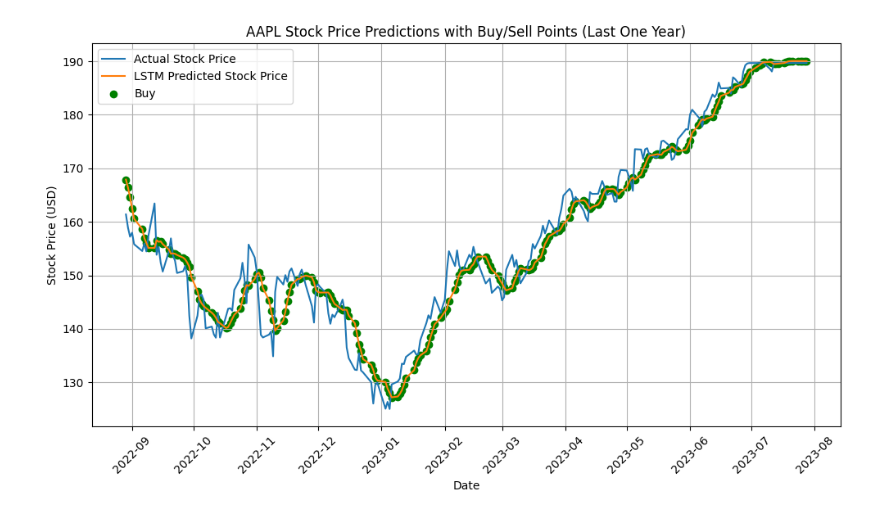
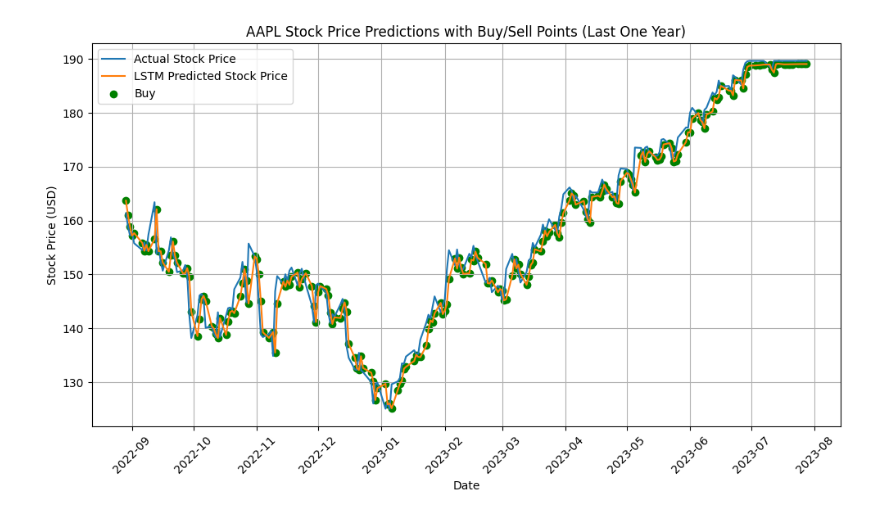
Before and after one commit to seigo07/RNN_Stock_Price_Prediction, a Jupyter notebook: src/lstm.ipynb, the cells around one changed output. Cells and saved outputs as stored; diff of their text form; code cells hidden in the pictures.

Commit message:
use grid search

```diff
--- a/src/lstm.ipynb
+++ b/src/lstm.ipynb
@@ -76,41 +76,41 @@ def build_lstm_model(lr):
     return lstm_model
 
 
-# # Define hyperparameter grid for grid search
-# param_grid = {
-#     'learning_rate': [0.001, 0.01, 0.1],
-#     'epochs': [10, 20, 30],
-#     'batch_size': [16, 32, 64]
-# }
-#
-# best_params = None
-# best_rmse = float('inf')
-#
-# # Grid search for best hyperparameters
-# for params in ParameterGrid(param_grid):
-#     lstm_model = build_lstm_model(lr=params['learning_rate'])
-#     lstm_model.fit(X_train, y_train, epochs=params['epochs'], batch_size=params['batch_size'], verbose=0)
-#     lstm_predictions = lstm_model.predict(X_test)
-#     lstm_predictions = scaler.inverse_transform(lstm_predictions)
-#     lstm_rmse = np.sqrt(mean_squared_error(data[train_size + sequence_length:], lstm_predictions))
-#
-#     if lstm_rmse < best_rmse:
-#         best_rmse = lstm_rmse
-#         best_params = params
-#
-# print("Best hyperparameters:")
-# print(best_params)
-#
-# # Build and train the LSTM model with best hyperparameters
-# lstm_model = build_lstm_model(lr=best_params['learning_rate'])
-# lstm_model.fit(X_train, y_train, epochs=best_params['epochs'], batch_size=best_params['batch_size'], verbose=1)
+# Define hyperparameter grid for grid search
+param_grid = {
+    'learning_rate': [0.001, 0.01, 0.1],
+    'epochs': [10, 20, 30],
+    'batch_size': [16, 32, 64]
+}
+
+best_params = None
+best_rmse = float('inf')
+
+# Grid search for best hyperparameters
+for params in ParameterGrid(param_grid):
+    lstm_model = build_lstm_model(lr=params['learning_rate'])
+    lstm_model.fit(X_train, y_train, epochs=params['epochs'], batch_size=params['batch_size'], verbose=0)
+    lstm_predictions = lstm_model.predict(X_test)
+    lstm_predictions = scaler.inverse_transform(lstm_predictions)
+    lstm_rmse = np.sqrt(mean_squared_error(data[train_size + sequence_length:], lstm_predictions))
+
+    if lstm_rmse < best_rmse:
+        best_rmse = lstm_rmse
+        best_params = params
+
+print("Best hyperparameters:")
+print(best_params)
+
+# Build and train the LSTM model with best hyperparameters
+lstm_model = build_lstm_model(lr=best_params['learning_rate'])
+lstm_model.fit(X_train, y_train, epochs=best_params['epochs'], batch_size=best_params['batch_size'], verbose=1)
 
 # Delete this part
-chosen_learning_rate = 0.001
-chosen_epochs = 20
-chosen_batch_size = 32
-lstm_model = build_lstm_model(lr=chosen_learning_rate)
-lstm_model.fit(X_train, y_train, epochs=chosen_epochs, batch_size=chosen_batch_size, verbose=1)
+# chosen_learning_rate = 0.001
+# chosen_epochs = 20
+# chosen_batch_size = 32
+# lstm_model = build_lstm_model(lr=chosen_learning_rate)
+# lstm_model.fit(X_train, y_train, epochs=chosen_epochs, batch_size=chosen_batch_size, verbose=1)
 
 # Generate predictions for the LSTM model
 lstm_predictions = lstm_model.predict(X_test)
@@ -239 +239 @@ Profit or Loss: $77.59
-[figure, old version]
+[figure, new version]
```
Also changed, not shown: parts of 1 cell of this notebook.
